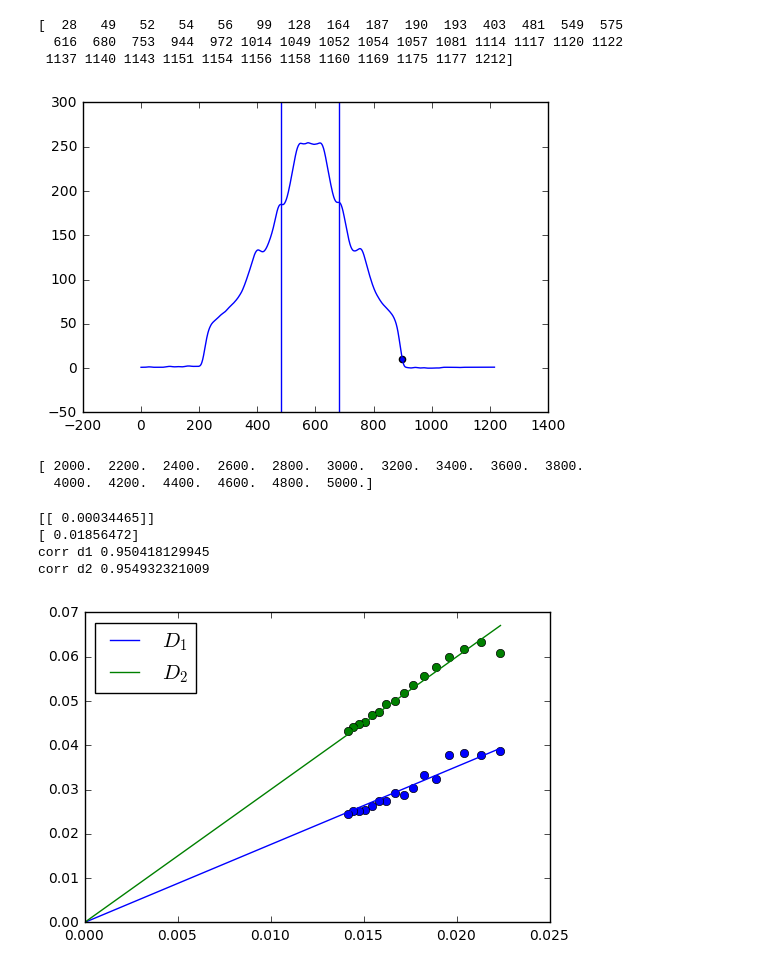
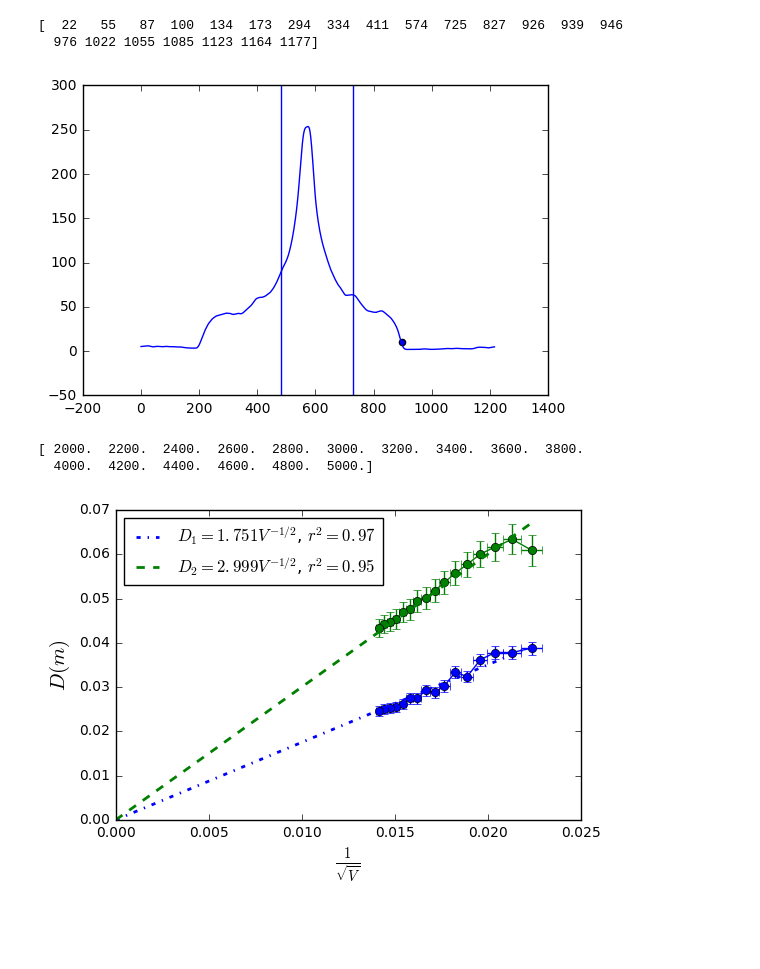
Before and after one commit to dforero0896/Laboratorio_Intermedio, a Jupyter notebook: Difr_electrones/difr_elec.ipynb, the cells around one changed output. Saved outputs shown, nothing was run; the diff lists cells and outputs as text; code cells hidden in the pictures; blank space fills up the shorter version.

```diff
--- a/Difr_electrones/difr_elec.ipynb
+++ b/Difr_electrones/difr_elec.ipynb
@@ -57,20 +62,19 @@ for k in range(len(argrelextrema(spline(px_coords), np.greater)[0])):
 argrelextrema(spline(px_coords), np.greater)
 '''
 
-filtered = lowess(pics_list[15][400, :,1], px_coords, is_sorted=True, frac=0.025, it=0)
+filtered = lowess(pics_list[0][400, :,1], px_coords, is_sorted=True, frac=0.025, it=0)
 plt.plot(filtered[:,0], filtered[:,1])
 plt.axvline(481)
-plt.axvline(680)
+plt.axvline(730)
 print argrelextrema(filtered[:,1], np.greater)[0]
 # %% [output]
-[  28   49   52   54   56   99  128  164  187  190  193  403  481  549  575
-  616  680  753  944  972 1014 1049 1052 1054 1057 1081 1114 1117 1120 1122
- 1137 1140 1143 1151 1154 1156 1158 1160 1169 1175 1177 1212]
+[  22   55   87  100  134  173  294  334  411  574  725  827  926  939  946
+  976 1022 1055 1085 1123 1164 1177]
-[figure, old version]
+[figure, new version]
 # %%
 
-D1 = np.array([px_to_cm(abs(411-725)),px_to_cm(abs(419-725)), px_to_cm(abs(415-724)),\
-            px_to_cm(abs(417-723)), px_to_cm(abs(444-706)), px_to_cm(abs(440-710)),\
+D1 = np.array([px_to_cm(abs(411-725)),px_to_cm(abs(419-725)), px_to_cm(abs(418-724)),\
+            px_to_cm(abs(430-723)), px_to_cm(abs(444-706)), px_to_cm(abs(440-710)),\
              px_to_cm(abs(453-698)),px_to_cm(abs(459-692)), px_to_cm(abs(457-694)),\
              px_to_cm(abs(465-687)), px_to_cm(abs(463-685)), px_to_cm(abs(471-683)),\
              px_to_cm(abs(476-682)), px_to_cm(abs(477-681)), px_to_cm(abs(478-681)), \
@@ -86,25 +90,34 @@ print Volt
 # %% [output]
 [ 2000.  2200.  2400.  2600.  2800.  3000.  3200.  3400.  3600.  3800.
   4000.  4200.  4400.  4600.  4800.  5000.]
+# %%
+from scipy import stats
+slope, intercept, r_value, p_value, std_err = stats.linregress([(1./np.sqrt(Volt))[-1], (1./np.sqrt(Volt))[0]], [px_to_cm(70-13),px_to_cm(54-21) ][::-1])
+D2_errors =  0.5*(slope*(1./np.sqrt(Volt))+intercept)*1e-2
+D2_x_errors = ((0.05*1e3)/abs(Volt))*abs(1./(np.sqrt(Volt)))
+slope1, intercept1, r_value1, p_value1, std_err1 = stats.linregress([(1./np.sqrt(Volt))[-1], (1./np.sqrt(Volt))[0]], [px_to_cm(99-75),px_to_cm(70-52)][::-1])
+D1_errors =  0.5*(slope1*(1./np.sqrt(Volt))+intercept1)*1e-2
 # %%
 from scipy.optimize import curve_fit
-plt.plot(1./np.sqrt(Volt), D1*1e-2, 'ob')
-plt.plot(1./np.sqrt(Volt), D2*1e-2, 'og')
+plt.errorbar(1./np.sqrt(Volt), D1*1e-2, xerr=D2_x_errors, yerr = D1_errors, marker='o')
+plt.errorbar(1./np.sqrt(Volt), D2*1e-2,xerr=D2_x_errors, yerr = D2_errors, marker='o')
 def func(x, a):
     return a * x
 x = np.linspace(0, 1./np.sqrt(2000), 100)
 popt, pcov = curve_fit(func, 1./np.sqrt(Volt), D1*1e-2)
-plt.plot(x, func(x, *popt), 'b-', label='$D_1$')
+corr_d1 = np.corrcoef(D1, func(1./np.sqrt(Volt), *popt))[0,1]**2
+perr = np.sqrt(np.diag(pcov))
+
+plt.plot(x, func(x, *popt), label='$D_1=%.3f V^{-1/2}$, $r^2=%.2f$'%(popt[0],corr_d1),ls='-.', lw=2, c='b')
 popt2, pcov2 = curve_fit(func, 1./np.sqrt(Volt), D2*1e-2)
-plt.plot(x, func(x, *popt2), 'g-', label='$D_2$')
-plt.legend(loc=0, fontsize=15)
-print pcov
-print np.sqrt(np.diag(pcov))
-print 'corr d1', np.corrcoef(D1, func(1./np.sqrt(Volt), *popt))[0,1]**2
-print 'corr d2', np.corrcoef(D2, func(1./np.sqrt(Volt), *popt))[0,1]**2
+corr_d2= np.corrcoef(D2, func(1./np.sqrt(Volt), *popt2))[0,1]**2
+perr2 = np.sqrt(np.diag(pcov2))
+plt.plot(x, func(x, *popt2), label='$D_2=%.3f V^{-1/2}$, $r^2=%.2f$'%(popt2[0], corr_d2), ls='--', lw=2, c='g')
+plt.legend(loc=0, fontsize=12)
+plt.xlabel('$\\frac{1}{\sqrt{V}}$', fontsize=15)
+plt.ylabel('$D(m)$', fontsize=15)
+
+plt.gcf()
+plt.savefig('diam_lines.svg', dpi=300, transparency=True)
 # %% [output]
-[[ 0.00034465]]
-[ 0.01856472]
-corr d1 0.950418129945
-corr d2 0.954932321009
-[figure, old version]
+[figure, new version]
```
Also changed, not shown: parts of 8 cells of this notebook, 2 other files.
